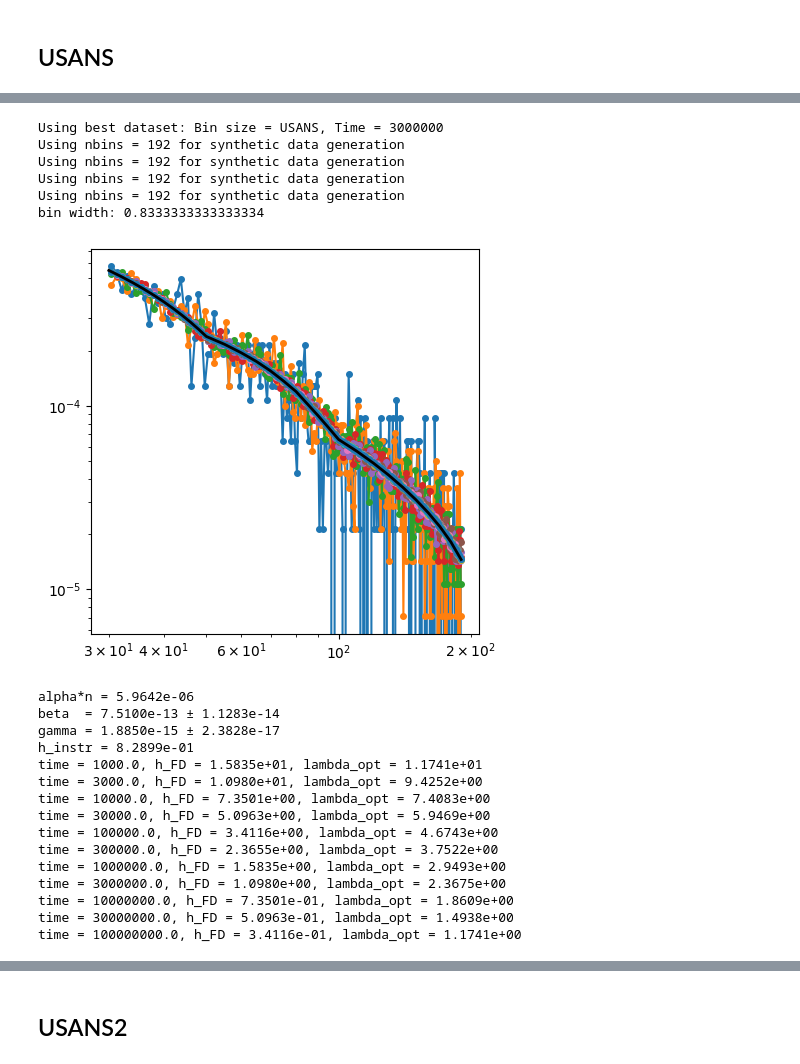
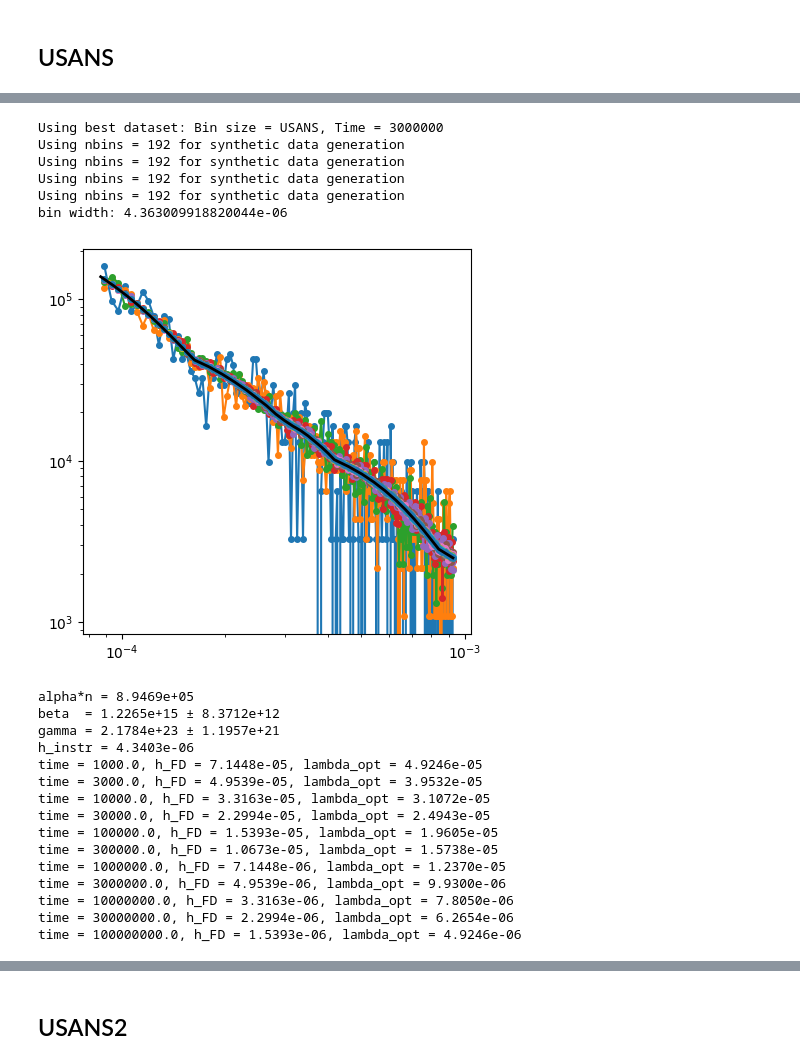
Before and after one commit to ch-tung/MLSR, a Jupyter notebook: binning/test_universality.ipynb, the cells around one changed output, grey strips where cells are left out. Cells and saved outputs as stored; diff of their text form; code cells hidden in the pictures.

Commit message:
updated label and fixed unit

```diff
--- a/binning/test_universality.ipynb
+++ b/binning/test_universality.ipynb
@@ -1506,7 +1506,7 @@ import re
 file_path = "../data/USANS/32871/"
 sample_files = [f for f in os.listdir(file_path) if 'sample' in f.lower()]
 labels = ["unscaled", "lb", "lbs"]
-filtered_files = [f for f in sample_files if labels[0] in f]
+filtered_files = [f for f in sample_files if labels[1] in f]
 # Prepare lists to store extracted info
 measure_times = []
 samples = []
@@ -1634,8 +1634,8 @@ best_data = data[best_bin_size_str][fixed_collimation][best_time_str]
 print(f"Using best dataset: Bin size = {best_bin_size_str}, Time = {best_time_str}")
 
 # select the Q range of interest
-Q_min_range = 30
-Q_max_range = 200
+Q_min_range = 8e-5
+Q_max_range = 1e-3
 
 Q_mask = (best_data.Q >= Q_min_range) & (best_data.Q <= Q_max_range)
 best_data = ScatteringData(best_data.Q[Q_mask], best_data.I[Q_mask], best_data.I_err[Q_mask], best_data.dQ[Q_mask])
@@ -1697,35 +1697,35 @@ for i_MC in range(N_MC):
         # Counting error per bin: ΔI = I / sqrt(N_bin)
         I_err_uniform = I_mean_uniform / np.sqrt(counts_uniform)
 
         rng = np.random.default_rng()
         # Sample I values from a Gaussian for each bin (mean=I_mean_uniform, std=I_err_uniform)
         I_uniform = rng.normal(loc=I_mean_uniform, scale=I_err_uniform)
 
         # Sample I values from Poisson for each bin (mean=counts_uniform), then scale by I_mean_uniform / counts_uniform
         counts_sampled = rng.poisson(lam=counts_uniform)
         I_uniform = I_mean_uniform * (counts_sampled / counts_uniform)
 
         # Pack into ScatteringData and store
         sd_syn = ScatteringData(Q_centers, I_uniform, I_err_uniform, dQ_uniform)
         sd_syn.total_counts = float(total_counts)
         synthetic_data = synthetic_data_list[i_MC]
         synthetic_data[bin_size_key][collimation][total_counts] = sd_syn
 
         # Plot only for the first bin size
         if bin_size_key == 'D22' and i_MC == 0:
             ax.loglog(Q_centers, I_uniform, label=f'Bin: {bin_size_key}, Time: {total_counts}', linestyle='-', marker='o', markersize=4)
 
 # best - smoothed ground truth for evaluation of probability
 ax.loglog(best_data.Q, interpolate_best_I(best_data, best_data.Q, window_length=window_length, polyorder=polyorder), label='Best Data (Ground Truth)', color='black', marker='', linestyle='-', linewidth=2)
 print("bin width:", bin_width)
 # %% [output]
 Using best dataset: Bin size = USANS, Time = 3000000
 Using nbins = 192 for synthetic data generation
 Using nbins = 192 for synthetic data generation
 Using nbins = 192 for synthetic data generation
 Using nbins = 192 for synthetic data generation
-bin width: 0.8333333333333334
+bin width: 4.363009918820044e-06
-[figure, old version]
+[figure, new version]
 # %%
 # evaluate parameters from best data
 beta_best, beta_best_std = f_beta(best_data, window_length=window_length, polyorder=polyorder, std=True)
@@ -1811,21 +1811,21 @@ mise_instr_stat = np.array(mise_instr_stat)
 mise_FD_stat = np.array(mise_FD_stat)
 mise_GP_stat = np.array(mise_GP_stat)
 # %% [output]
-alpha*n = 5.9642e-06
-beta  = 7.5100e-13 ± 1.1283e-14
-gamma = 1.8850e-15 ± 2.3828e-17
-h_instr = 8.2899e-01
-time = 1000.0, h_FD = 1.5835e+01, lambda_opt = 1.1741e+01
-time = 3000.0, h_FD = 1.0980e+01, lambda_opt = 9.4252e+00
-time = 10000.0, h_FD = 7.3501e+00, lambda_opt = 7.4083e+00
-time = 30000.0, h_FD = 5.0963e+00, lambda_opt = 5.9469e+00
-time = 100000.0, h_FD = 3.4116e+00, lambda_opt = 4.6743e+00
-time = 300000.0, h_FD = 2.3655e+00, lambda_opt = 3.7522e+00
-time = 1000000.0, h_FD = 1.5835e+00, lambda_opt = 2.9493e+00
-time = 3000000.0, h_FD = 1.0980e+00, lambda_opt = 2.3675e+00
-time = 10000000.0, h_FD = 7.3501e-01, lambda_opt = 1.8609e+00
-time = 30000000.0, h_FD = 5.0963e-01, lambda_opt = 1.4938e+00
-time = 100000000.0, h_FD = 3.4116e-01, lambda_opt = 1.1741e+00
+alpha*n = 8.9469e+05
+beta  = 1.2265e+15 ± 8.3712e+12
+gamma = 2.1784e+23 ± 1.1957e+21
+h_instr = 4.3403e-06
+time = 1000.0, h_FD = 7.1448e-05, lambda_opt = 4.9246e-05
+time = 3000.0, h_FD = 4.9539e-05, lambda_opt = 3.9532e-05
+time = 10000.0, h_FD = 3.3163e-05, lambda_opt = 3.1072e-05
+time = 30000.0, h_FD = 2.2994e-05, lambda_opt = 2.4943e-05
+time = 100000.0, h_FD = 1.5393e-05, lambda_opt = 1.9605e-05
+time = 300000.0, h_FD = 1.0673e-05, lambda_opt = 1.5738e-05
+time = 1000000.0, h_FD = 7.1448e-06, lambda_opt = 1.2370e-05
+time = 3000000.0, h_FD = 4.9539e-06, lambda_opt = 9.9300e-06
+time = 10000000.0, h_FD = 3.3163e-06, lambda_opt = 7.8050e-06
+time = 30000000.0, h_FD = 2.2994e-06, lambda_opt = 6.2654e-06
+time = 100000000.0, h_FD = 1.5393e-06, lambda_opt = 4.9246e-06
 # %%
 count_list = np.array(count_list)
 
```
Also changed, not shown: parts of 2 cells of this notebook, 1 other file.
